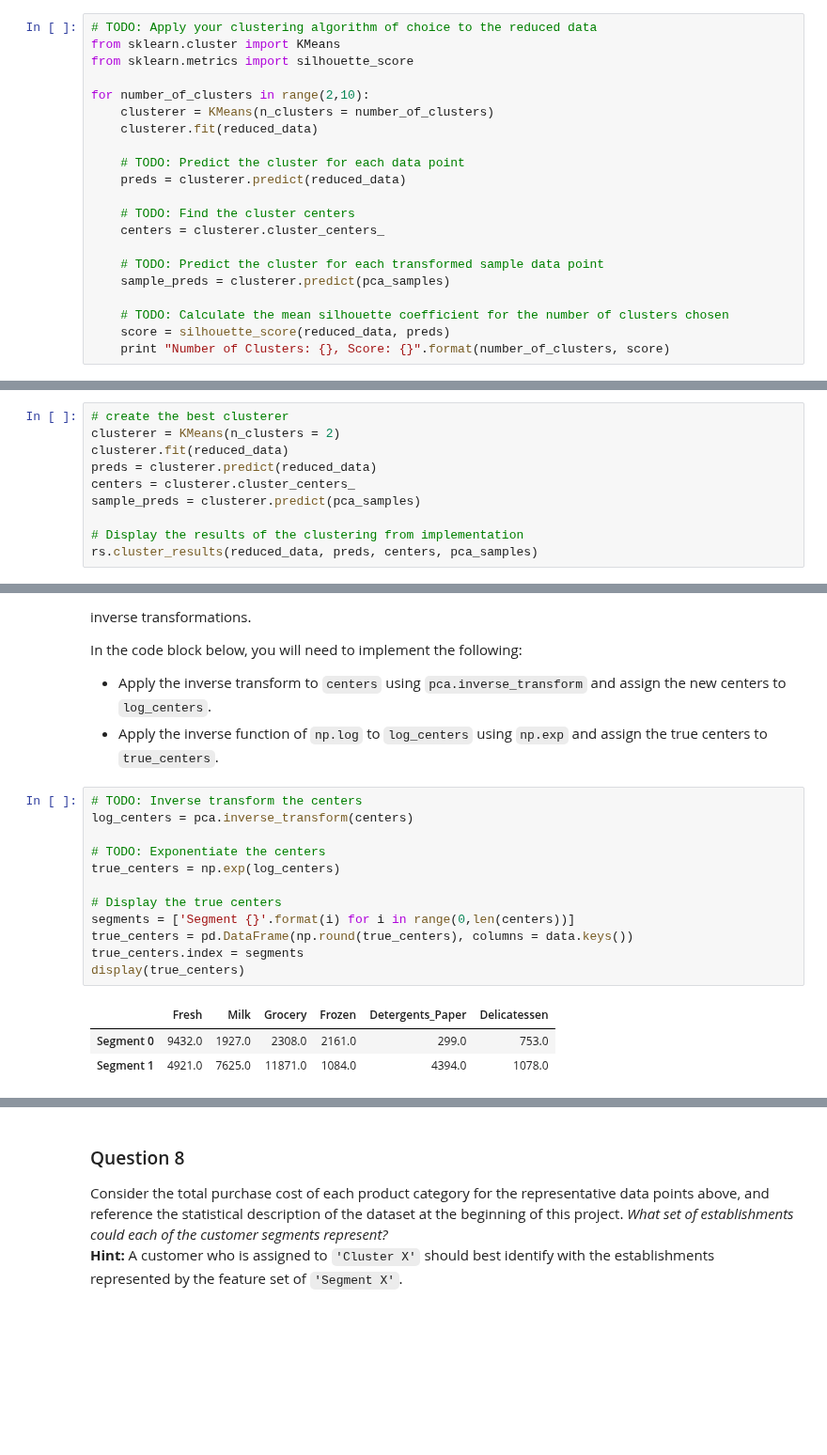
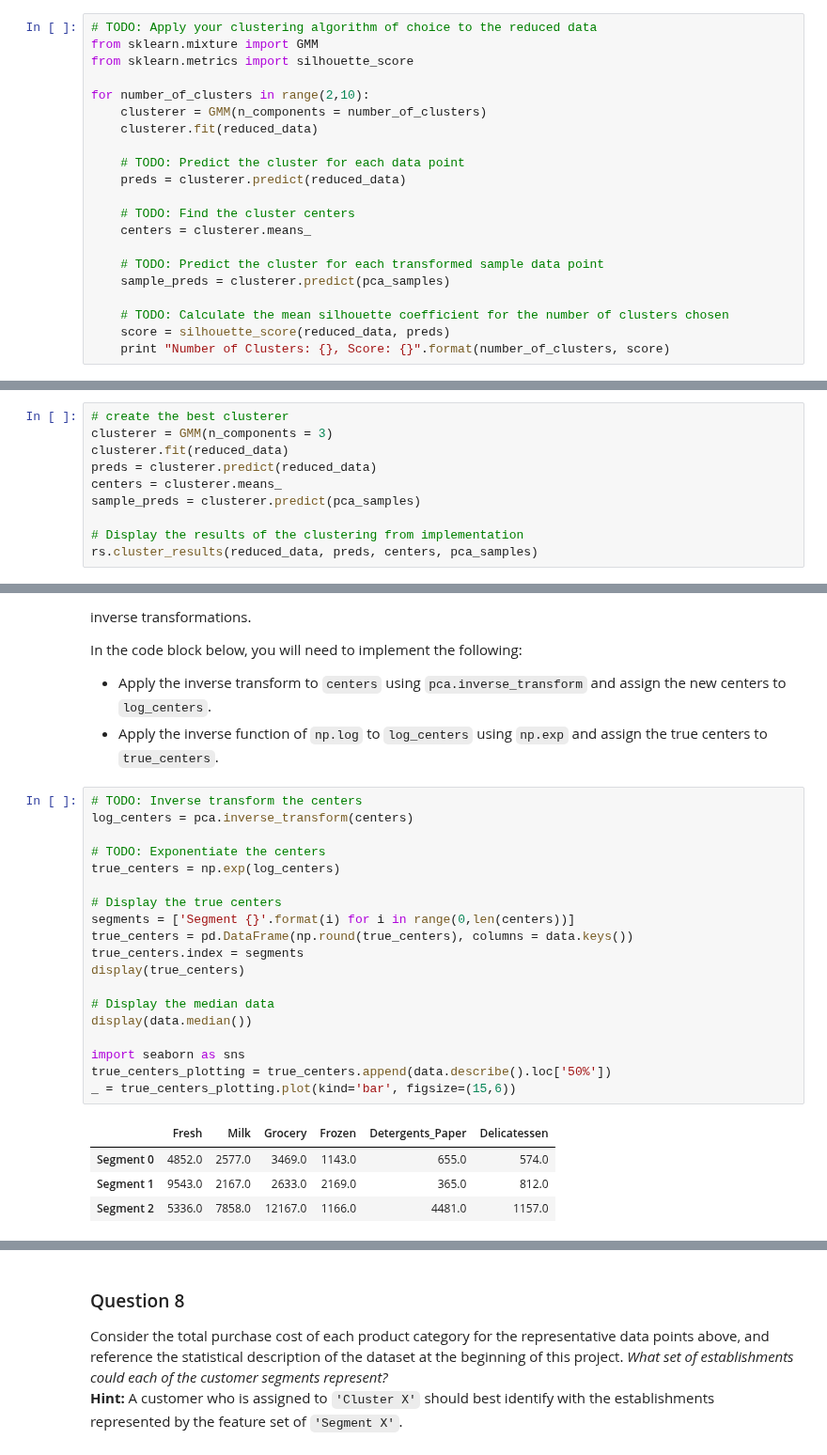
Before and after one commit to CJTurpie/machine-learning, a Jupyter notebook: projects/creating_customer_segments/customer_segments.ipynb, the cells around one changed output, grey strips where cells are left out. Shown at 94% size. Saved outputs shown, nothing was run; the diff lists cells and outputs as text; blank space fills up the shorter version.

Commit message:
Final submission for the customer segments project
Incorporated all of the reviewer suggestions

```diff
--- a/projects/creating_customer_segments/customer_segments.ipynb
+++ b/projects/creating_customer_segments/customer_segments.ipynb
@@ -419,18 +441,18 @@ In the code block below, you will need to implement the following:
    - Assign the silhouette score to `score` and print the result.
 # %%
 # TODO: Apply your clustering algorithm of choice to the reduced data
-from sklearn.cluster import KMeans
+from sklearn.mixture import GMM
 from sklearn.metrics import silhouette_score
 
 for number_of_clusters in range(2,10):
-    clusterer = KMeans(n_clusters = number_of_clusters)
+    clusterer = GMM(n_components = number_of_clusters)
     clusterer.fit(reduced_data)
 
     # TODO: Predict the cluster for each data point
     preds = clusterer.predict(reduced_data)
 
     # TODO: Find the cluster centers
-    centers = clusterer.cluster_centers_
+    centers = clusterer.means_
 
     # TODO: Predict the cluster for each transformed sample data point
     sample_preds = clusterer.predict(pca_samples)
@@ -468,10 +490,10 @@ Best score is with two clusters.
 Once you've chosen the optimal number of clusters for your clustering algorithm using the scoring metric above, you can now visualize the results by executing the code block below. Note that, for experimentation purposes, you are welcome to adjust the number of clusters for your clustering algorithm to see various visualizations. The final visualization provided should, however, correspond with the optimal number of clusters.
 # %%
 # create the best clusterer
-clusterer = KMeans(n_clusters = 2)
+clusterer = GMM(n_components = 3)
 clusterer.fit(reduced_data)
 preds = clusterer.predict(reduced_data)
-centers = clusterer.cluster_centers_
+centers = clusterer.means_
 sample_preds = clusterer.predict(pca_samples)
 
 # Display the results of the clustering from implementation
@@ -488,16 +510,24 @@ In the code block below, you will need to implement the following:
 # %%
 # TODO: Inverse transform the centers
 log_centers = pca.inverse_transform(centers)
 
 # TODO: Exponentiate the centers
 true_centers = np.exp(log_centers)
 
 # Display the true centers
 segments = ['Segment {}'.format(i) for i in range(0,len(centers))]
 true_centers = pd.DataFrame(np.round(true_centers), columns = data.keys())
 true_centers.index = segments
 display(true_centers)
+
+# Display the median data
+display(data.median())
+
+import seaborn as sns
+true_centers_plotting = true_centers.append(data.describe().loc['50%'])
+_ = true_centers_plotting.plot(kind='bar', figsize=(15,6))
 # %% [output]
 |  | Fresh | Milk | Grocery | Frozen | Detergents_Paper | Delicatessen |
-| Segment 0 | 9432.0 | 1927.0 | 2308.0 | 2161.0 | 299.0 | 753.0 |
-| Segment 1 | 4921.0 | 7625.0 | 11871.0 | 1084.0 | 4394.0 | 1078.0 |
+| Segment 0 | 4852.0 | 2577.0 | 3469.0 | 1143.0 | 655.0 | 574.0 |
+| Segment 1 | 9543.0 | 2167.0 | 2633.0 | 2169.0 | 365.0 | 812.0 |
+| Segment 2 | 5336.0 | 7858.0 | 12167.0 | 1166.0 | 4481.0 | 1157.0 |
```
Also changed, not shown: parts of 17 cells of this notebook, 2 other files.
